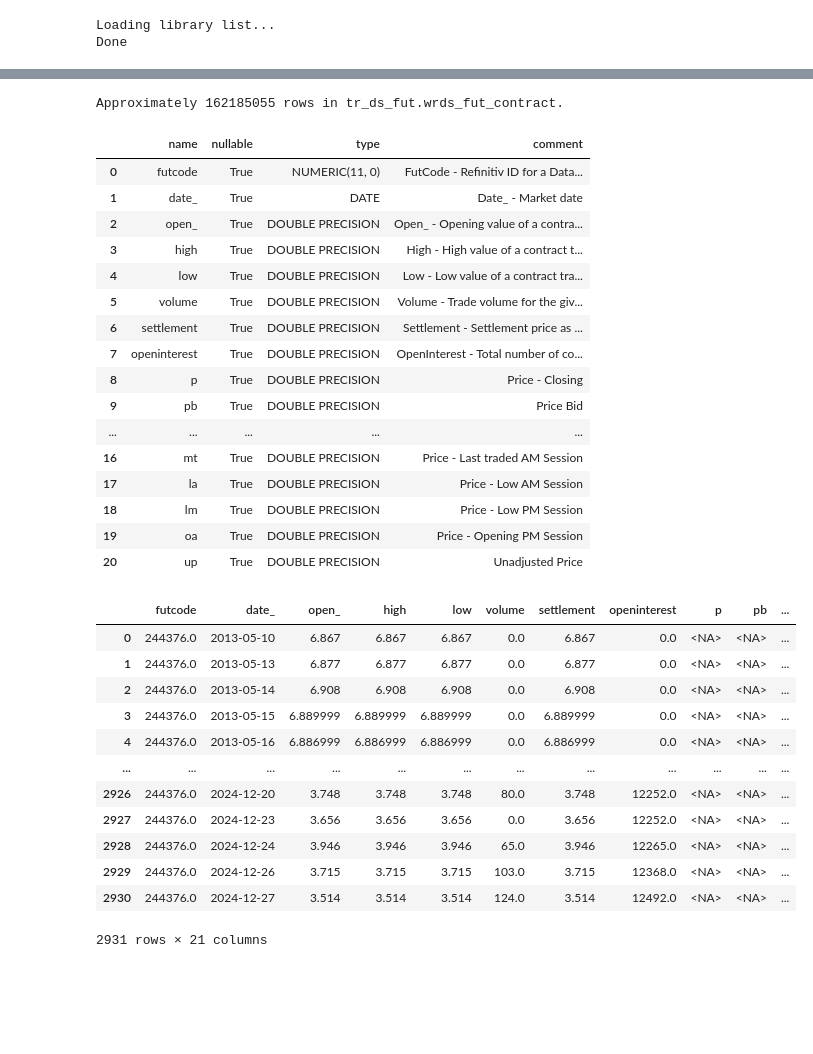
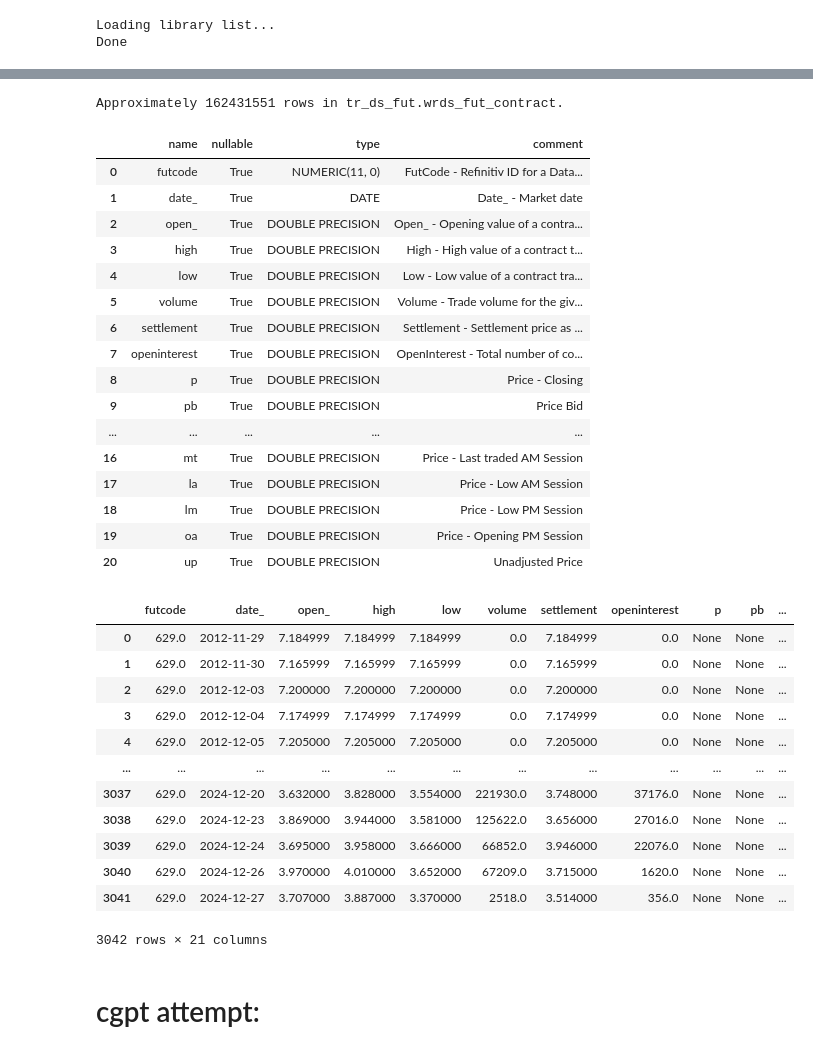
Before and after one commit to kyleparran/final_project_group_09, a Jupyter notebook: src/pull_futures_data_test.ipynb, the cells around one changed output, grey strips where cells are left out. Saved outputs shown, nothing was run; the diff lists cells and outputs as text; code cells hidden in the pictures; blank space fills up the shorter version.

```diff
--- a/src/pull_futures_data_test.ipynb
+++ b/src/pull_futures_data_test.ipynb
@@ -33,8 +34,16 @@ Approximately 434565 rows in tr_ds_fut.wrds_contract_info.
 | 22 | exchtickersymb | True | VARCHAR(12) | ExchTickerSymb - Security ticker ... |
 | 23 | trdmonths | True | VARCHAR(30) | Trading Cycle Months |
 # %%
-query = """SELECT * FROM tr_ds_fut.wrds_contract_info WHERE contrname ILIKE '%%henry hub%%' AND contrdate LIKE '0125' LIMIT 1000"""
+query = """SELECT * FROM tr_ds_fut.wrds_contract_info
+        WHERE exchtickersymb ILIKE '%%CL%%'
+        AND contrdate LIKE '0125'
+        AND ldb = 'COM'
+        LIMIT 1000"""
+#        WHERE contrname ILIKE '%%NG%%'
+
 data = db.raw_sql(query)
+pd.set_option('display.max_colwidth', None)
+#display(data['contrname'])
 data
 # %% [output]
 |  | futcode | contrcode | clscode | dsmnem | contrname | ldb | contrdate | contrdatefmt | isocurrcode | ... |
@@ -45,0 +53,9 @@ data
+# %%
+query = """SELECT * FROM tr_ds_fut.wrds_contract_info
+        WHERE contrcode = 2060
+        LIMIT 1000"""
+
+data = db.raw_sql(query)
+pd.set_option('display.max_colwidth', None)
+#display(data['contrname'])
+data
@@ -46,7 +76,7 @@ data
 # %%
 db.describe_table(library="tr_ds_fut", table="wrds_fut_contract")
 # %% [output]
-Approximately 162185055 rows in tr_ds_fut.wrds_fut_contract.
+Approximately 162431551 rows in tr_ds_fut.wrds_fut_contract.
 |  | name | nullable | type | comment |
 | 0 | futcode | True | NUMERIC(11, 0) | FutCode - Refinitiv ID for a Data... |
 | 1 | date_ | True | DATE | Date_ - Market date |
@@ -65,20 +95,22 @@ Approximately 162185055 rows in tr_ds_fut.wrds_fut_contract.
 | 19 | oa | True | DOUBLE PRECISION | Price - Opening PM Session |
 | 20 | up | True | DOUBLE PRECISION | Unadjusted Price |
 # %%
-query = """SELECT * FROM tr_ds_fut.wrds_fut_contract WHERE futcode = 244376 LIMIT 10000"""
+query = """SELECT * FROM tr_ds_fut.wrds_fut_contract WHERE futcode = 629 LIMIT 10000"""
 data = db.raw_sql(query)
 data
 # %% [output]
 |  | futcode | date_ | open_ | high | low | volume | settlement | openinterest | p | pb | ... |
-| 0 | 244376.0 | 2013-05-10 | 6.867 | 6.867 | 6.867 | 0.0 | 6.867 | 0.0 | <NA> | <NA> | ... |
-| 1 | 244376.0 | 2013-05-13 | 6.877 | 6.877 | 6.877 | 0.0 | 6.877 | 0.0 | <NA> | <NA> | ... |
-| 2 | 244376.0 | 2013-05-14 | 6.908 | 6.908 | 6.908 | 0.0 | 6.908 | 0.0 | <NA> | <NA> | ... |
-| 3 | 244376.0 | 2013-05-15 | 6.889999 | 6.889999 | 6.889999 | 0.0 | 6.889999 | 0.0 | <NA> | <NA> | ... |
-| 4 | 244376.0 | 2013-05-16 | 6.886999 | 6.886999 | 6.886999 | 0.0 | 6.886999 | 0.0 | <NA> | <NA> | ... |
+| 0 | 629.0 | 2012-11-29 | 7.184999 | 7.184999 | 7.184999 | 0.0 | 7.184999 | 0.0 | None | None | ... |
+| 1 | 629.0 | 2012-11-30 | 7.165999 | 7.165999 | 7.165999 | 0.0 | 7.165999 | 0.0 | None | None | ... |
+| 2 | 629.0 | 2012-12-03 | 7.200000 | 7.200000 | 7.200000 | 0.0 | 7.200000 | 0.0 | None | None | ... |
+| 3 | 629.0 | 2012-12-04 | 7.174999 | 7.174999 | 7.174999 | 0.0 | 7.174999 | 0.0 | None | None | ... |
+| 4 | 629.0 | 2012-12-05 | 7.205000 | 7.205000 | 7.205000 | 0.0 | 7.205000 | 0.0 | None | None | ... |
 | ... | ... | ... | ... | ... | ... | ... | ... | ... | ... | ... | ... |
-| 2926 | 244376.0 | 2024-12-20 | 3.748 | 3.748 | 3.748 | 80.0 | 3.748 | 12252.0 | <NA> | <NA> | ... |
-| 2927 | 244376.0 | 2024-12-23 | 3.656 | 3.656 | 3.656 | 0.0 | 3.656 | 12252.0 | <NA> | <NA> | ... |
-| 2928 | 244376.0 | 2024-12-24 | 3.946 | 3.946 | 3.946 | 65.0 | 3.946 | 12265.0 | <NA> | <NA> | ... |
-| 2929 | 244376.0 | 2024-12-26 | 3.715 | 3.715 | 3.715 | 103.0 | 3.715 | 12368.0 | <NA> | <NA> | ... |
-| 2930 | 244376.0 | 2024-12-27 | 3.514 | 3.514 | 3.514 | 124.0 | 3.514 | 12492.0 | <NA> | <NA> | ... |
+| 3037 | 629.0 | 2024-12-20 | 3.632000 | 3.828000 | 3.554000 | 221930.0 | 3.748000 | 37176.0 | None | None | ... |
+| 3038 | 629.0 | 2024-12-23 | 3.869000 | 3.944000 | 3.581000 | 125622.0 | 3.656000 | 27016.0 | None | None | ... |
+| 3039 | 629.0 | 2024-12-24 | 3.695000 | 3.958000 | 3.666000 | 66852.0 | 3.946000 | 22076.0 | None | None | ... |
+| 3040 | 629.0 | 2024-12-26 | 3.970000 | 4.010000 | 3.652000 | 67209.0 | 3.715000 | 1620.0 | None | None | ... |
+| 3041 | 629.0 | 2024-12-27 | 3.707000 | 3.887000 | 3.370000 | 2518.0 | 3.514000 | 356.0 | None | None | ... |
-2931 rows × 21 columns
+3042 rows × 21 columns
+# %% [markdown]
+# cgpt attempt:
```
Also changed, not shown: parts of 22 cells of this notebook, 1 other file.
